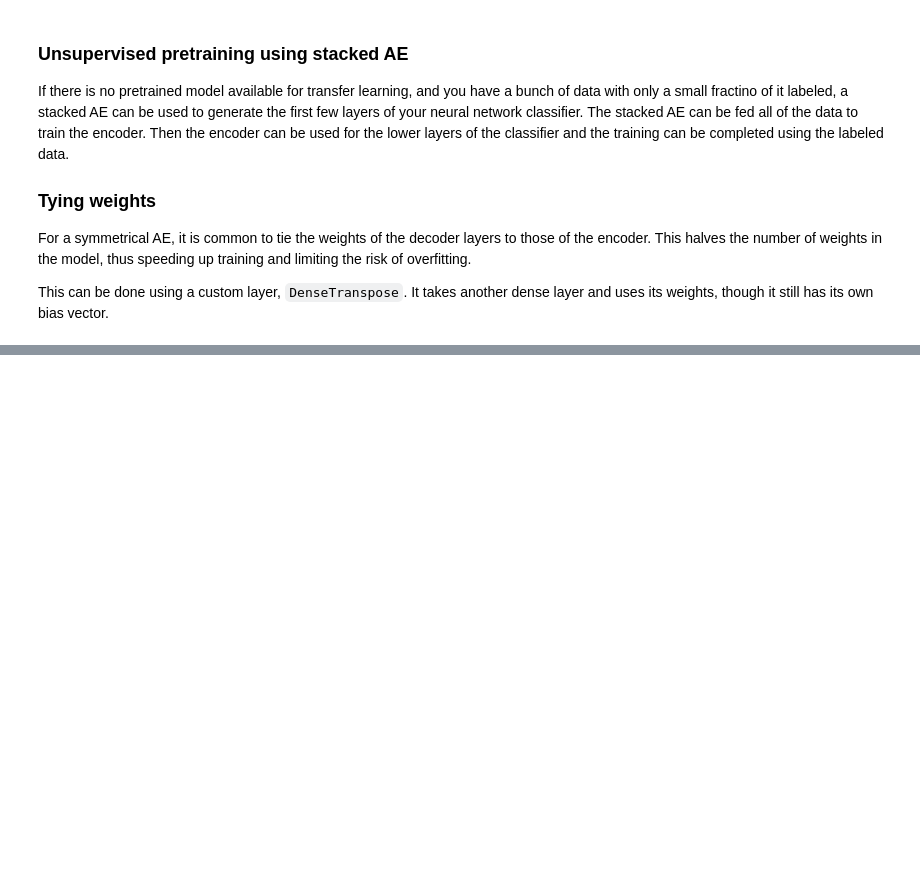
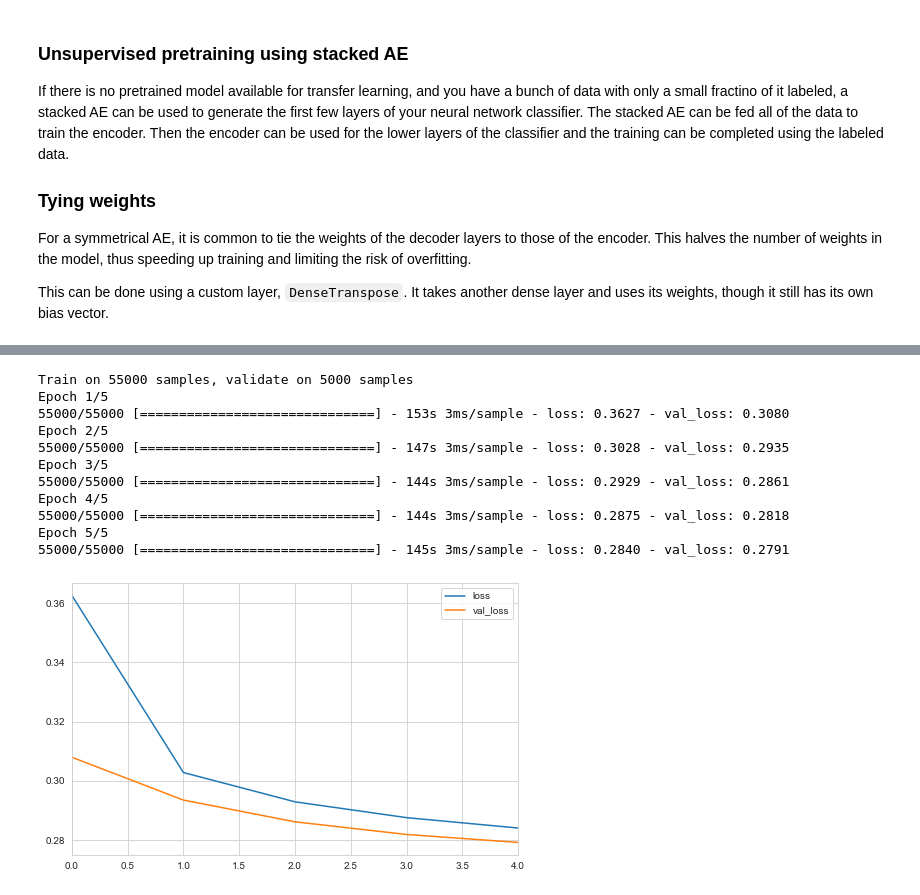
Before and after one commit to jhrcook/100DaysOfPython, a Jupyter notebook: HandsOnMachineLearningWithScikitLearnAndTensorFlow/homl_ch17_Representation-learning-and-generative-learning-using-autoencoders-and-gans.ipynb, the cells around one changed output, grey strips where cells are left out. Drawn from its saved outputs; the diff is of its cells as text; code cells hidden in the pictures; blank space fills up the shorter version.

```diff
--- a/HandsOnMachineLearningWithScikitLearnAndTensorFlow/homl_ch17_Representation-learning-and-generative-learning-using-autoencoders-and-gans.ipynb
+++ b/HandsOnMachineLearningWithScikitLearnAndTensorFlow/homl_ch17_Representation-learning-and-generative-learning-using-autoencoders-and-gans.ipynb
@@ -263,0 +276,48 @@ tied_ae = keras.models.Sequential([tied_encoder, tied_decoder])
+# %%
+conv_encoder = keras.models.Sequential([
+    keras.layers.Reshape([28, 28, 1], input_shape=[28, 28]),
+    keras.layers.Conv2D(16, kernel_size=3, padding='same', activation='selu'),
+    keras.layers.MaxPool2D(pool_size=2),
+    keras.layers.Conv2D(32, kernel_size=3, padding='same', activation='selu'),
+    keras.layers.MaxPool2D(pool_size=2),
+    keras.layers.Conv2D(64, kernel_size=3, padding='same', activation='selu'),
+    keras.layers.MaxPool2D(pool_size=2),
+])
+
+conv_decoder = keras.models.Sequential([
+    keras.layers.Conv2DTranspose(32, kernel_size=3, strides=2, padding='valid',
+                                 activation='selu', input_shape=[3, 3, 64]),
+    keras.layers.Conv2DTranspose(16, kernel_size=3, strides=2, padding='same',
+                                 activation='selu'),
+    keras.layers.Conv2DTranspose(1, kernel_size=3, strides=2, padding='same',
+                                 activation='sigmoid'),
+    keras.layers.Reshape([28, 28])
+])
+
+conv_ae = keras.models.Sequential([conv_encoder, conv_decoder])
+
+conv_ae.compile(
+    loss=keras.losses.BinaryCrossentropy(),
+    optimizer=keras.optimizers.SGD(0.1)
+)
+
+history = conv_ae.fit(
+    X_train, X_train,
+    validation_data=(X_valid, X_valid),
+    epochs=5,
+    verbose=1
+)
+plot_train_history(history)
+# %% [output]
+Train on 55000 samples, validate on 5000 samples
+Epoch 1/5
+55000/55000 [==============================] - 153s 3ms/sample - loss: 0.3627 - val_loss: 0.3080
+Epoch 2/5
+55000/55000 [==============================] - 147s 3ms/sample - loss: 0.3028 - val_loss: 0.2935
+Epoch 3/5
+55000/55000 [==============================] - 144s 3ms/sample - loss: 0.2929 - val_loss: 0.2861
+Epoch 4/5
+55000/55000 [==============================] - 144s 3ms/sample - loss: 0.2875 - val_loss: 0.2818
+Epoch 5/5
+55000/55000 [==============================] - 145s 3ms/sample - loss: 0.2840 - val_loss: 0.2791
+[figure, added]
```
Also changed, not shown: parts of 16 cells of this notebook, 9 other files.
